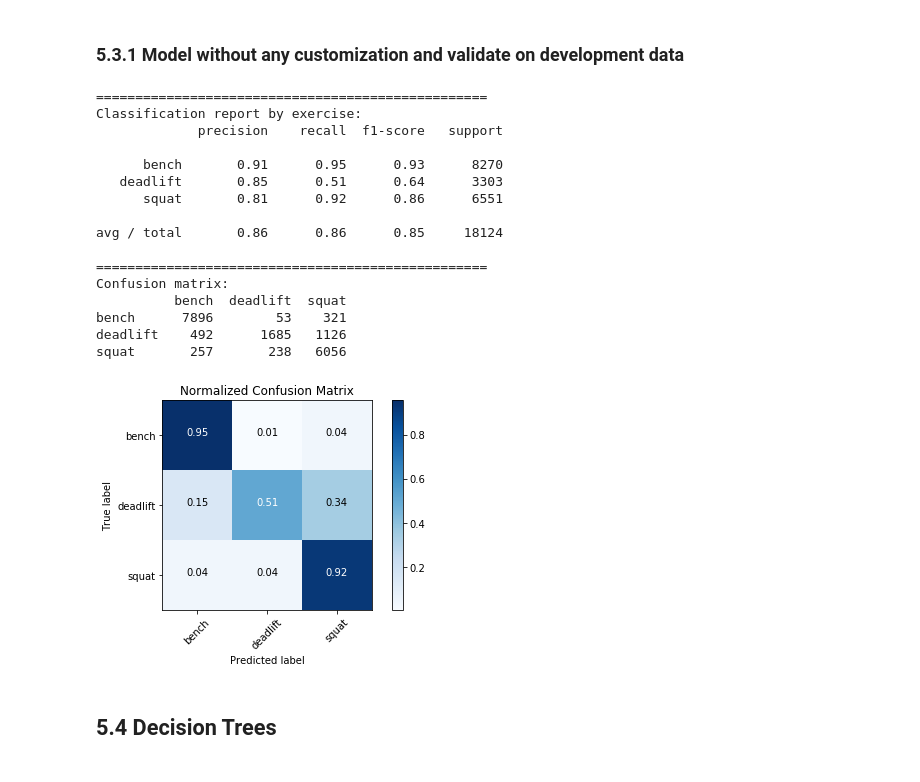
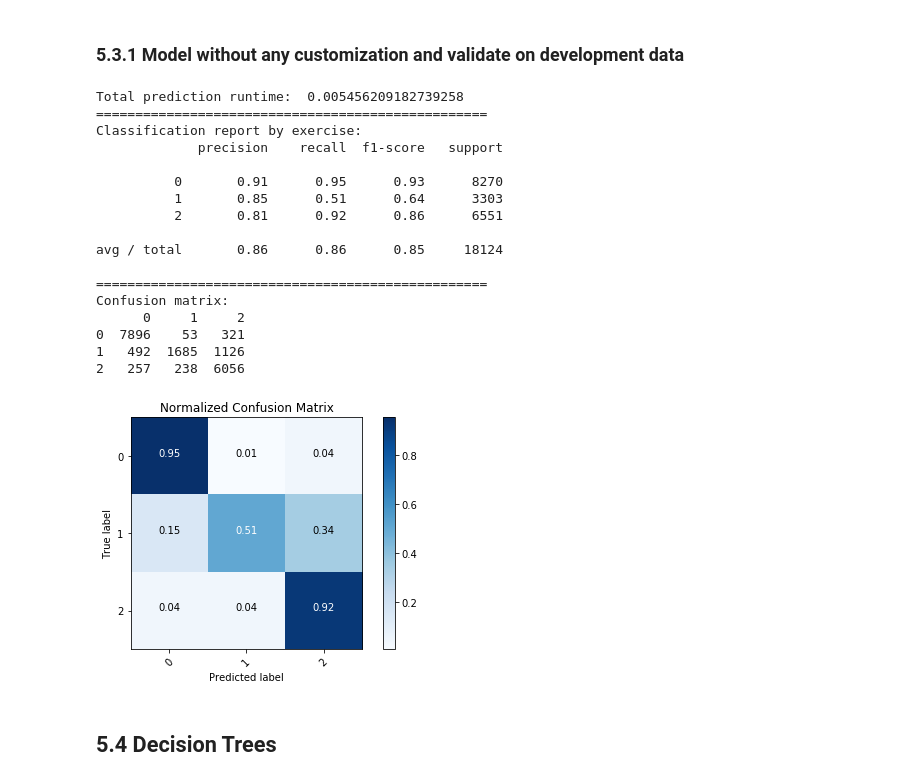
Before and after one commit to YuliaZamriy/W207_Group_Project, a Jupyter notebook: w207_openbarbell_part1_exercise_classification.ipynb, the cells around one changed output. Cells and saved outputs as stored; diff of their text form; code cells hidden in the pictures.

```diff
--- a/w207_openbarbell_part1_exercise_classification.ipynb
+++ b/w207_openbarbell_part1_exercise_classification.ipynb
@@ -258,8 +285,10 @@ Data shape after feature selection: (181224, 9)
 # %%
 # Factorize the primary label column
 df_main[primary_label], labels_names = pd.factorize(df_main[primary_label], sort=True)
+labels_names = list(map(str, labels_names))
 
 # Ensure that the new labels and counts align accurately
+# with what was produced earlier
 print(labels_names)
 get_label_distribution(df_main[primary_label])
 # %% [output]
@@ -296,7 +325,8 @@ Train will be used to train the model. We will use Dev to test our pipeline and
 # %%
 def partition_data(data, labels, dev_pct, test_pct, seed):
     """
-    Partitions input dataset into training, development and testing
+    Partitions input dataset into training, development and testing. Ensure
+    that reps within the same set are partitioned into the same dataset.
 
     Args:
         data: feature dataset
@@ -309,17 +339,26 @@ def partition_data(data, labels, dev_pct, test_pct, seed):
         6-tuple with 3 feature datasets and 3 target label arrays
     """
 
+    # Group the data by their sets. Shuffle them by this grouping
+    # and concatenate them back together
     data_shuffled = [data for _, data in data.groupby('setID_ix')]
     random.seed(seed)
     random.shuffle(data_shuffled)
     data_shuffled = pd.concat(data_shuffled)
 
+    # Iterate through the shuffled data and grab the associated
+    # label for each row. Append that label into a new list. This
+    # will produce a list of labels in the same order as the data
     labels_shuffled = []
     for row in data_shuffled.itertuples():
         labels_shuffled.append(labels[row.Index])
 
     data_shuffled = data_shuffled.reset_index(drop=True)
 
+    # Calculate the indicies at which we partition the data
+    # for the dev and test datasets. If it's next neighbor belongs
+    # to the same set, move the partition index to include that rep.
+    # Continue to do this until we find a clean partition cutoff.
     dev_cnt = int(np.round(len(data_shuffled) * dev_pct))
     while (data_shuffled.iloc[dev_cnt]['setID_ix'] == data_shuffled.iloc[dev_cnt + 1]['setID_ix']):
         dev_cnt += 1
@@ -328,10 +367,10 @@ def partition_data(data, labels, dev_pct, test_pct, seed):
     while (data_shuffled.iloc[dev_cnt + test_cnt]['setID_ix'] == data_shuffled.iloc[dev_cnt + test_cnt + 1]['setID_ix']):
         test_cnt += 1
 
+    # Slice the data using the partition cutoffs and return them
     dev_data, dev_labels = data_shuffled[:dev_cnt], labels_shuffled[:dev_cnt]
     test_data, test_labels = data_shuffled[dev_cnt:dev_cnt + test_cnt], labels_shuffled[dev_cnt:dev_cnt + test_cnt]
     train_data, train_labels = data_shuffled[dev_cnt + test_cnt:], labels_shuffled[dev_cnt + test_cnt:]
-
     return train_data, test_data, dev_data, train_labels, test_labels, dev_labels
 
 
@@ -501,27 +541,32 @@ squat       130       285   6136
 # %%
 GNB_model = GaussianNB()
 GNB_model.fit(train_data[key_features], train_labels)
+
+start_time = time.time()
 GNB_predicts = GNB_model.predict(dev_data[key_features])
+runtime = time.time() - start_time
 
+print("Total prediction runtime: ", runtime)
 get_performance(dev_labels, GNB_predicts, labels_names)
 # %% [output]
+Total prediction runtime:  0.005456209182739258
 ==================================================
 Classification report by exercise:
              precision    recall  f1-score   support
 
-      bench       0.91      0.95      0.93      8270
-   deadlift       0.85      0.51      0.64      3303
-      squat       0.81      0.92      0.86      6551
+          0       0.91      0.95      0.93      8270
+          1       0.85      0.51      0.64      3303
+          2       0.81      0.92      0.86      6551
 
 avg / total       0.86      0.86      0.85     18124
 
 ==================================================
 Confusion matrix:
-          bench  deadlift  squat
-bench      7896        53    321
-deadlift    492      1685   1126
-squat       257       238   6056
+      0     1     2
+0  7896    53   321
+1   492  1685  1126
+2   257   238  6056
-[figure, old version]
+[figure, new version]
 # %% [markdown]
 ## 5.4 Decision Trees
 # %% [markdown]
```
Also changed, not shown: parts of 14 cells of this notebook, 1 other file.
